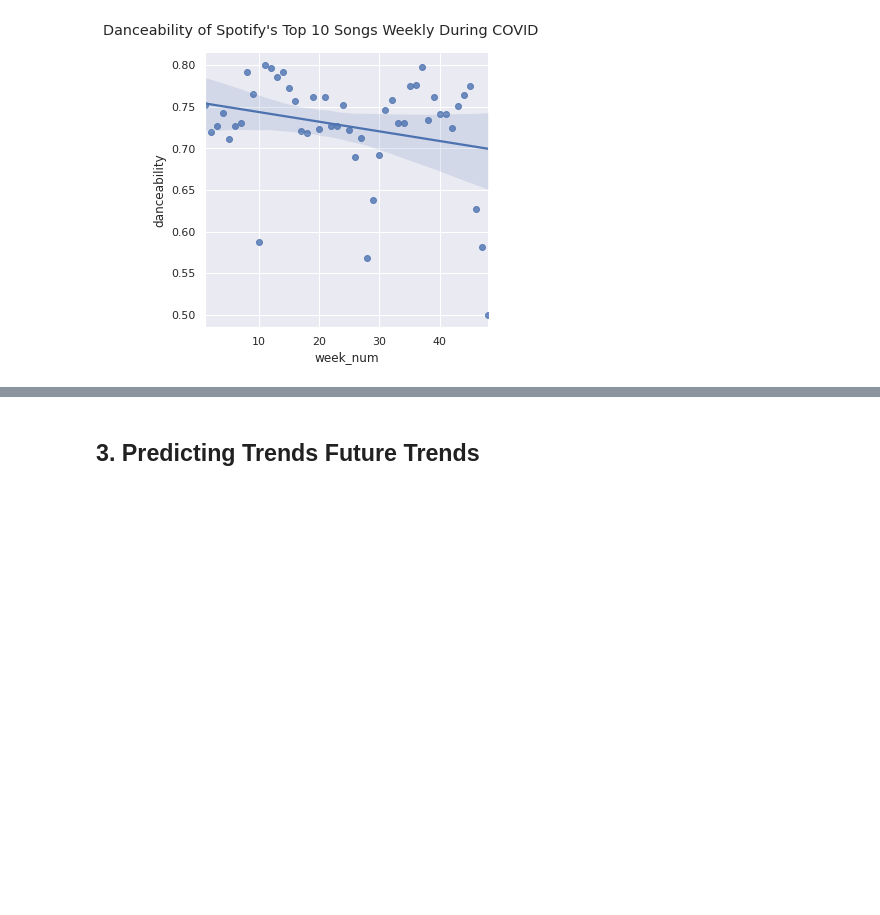
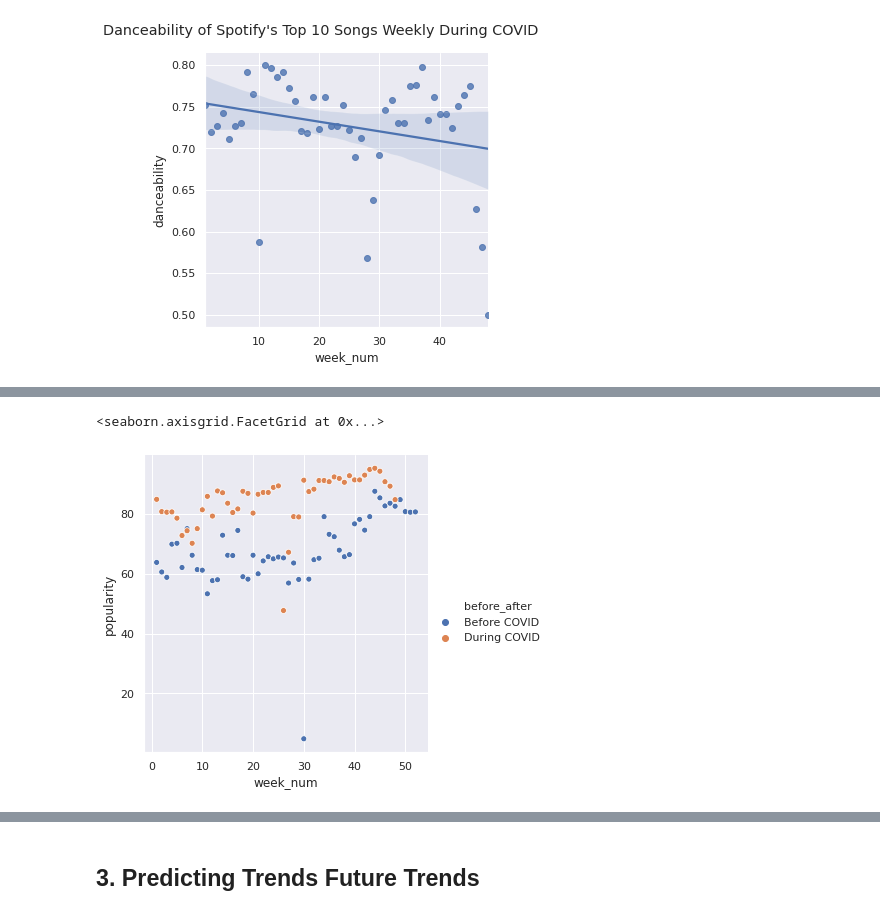
Before and after one commit to sonyal/COVIDSpotifyTrends, a Jupyter notebook: final.ipynb, the cells around one changed output, grey strips where cells are left out. Saved outputs shown, nothing was run; the diff lists cells and outputs as text; code cells hidden in the pictures; blank space fills up the shorter version.

```diff
--- a/final.ipynb
+++ b/final.ipynb
@@ -380,0 +410,5 @@ Top 10 songs on Spotify during COVID:
+# %%
+sns.relplot(y="popularity", x="week_num", hue="before_after", data=all_spotify)
+# %% [output]
+<seaborn.axisgrid.FacetGrid at 0x...>
+[figure, added]
```
Also changed, not shown: parts of 41 cells of this notebook.
